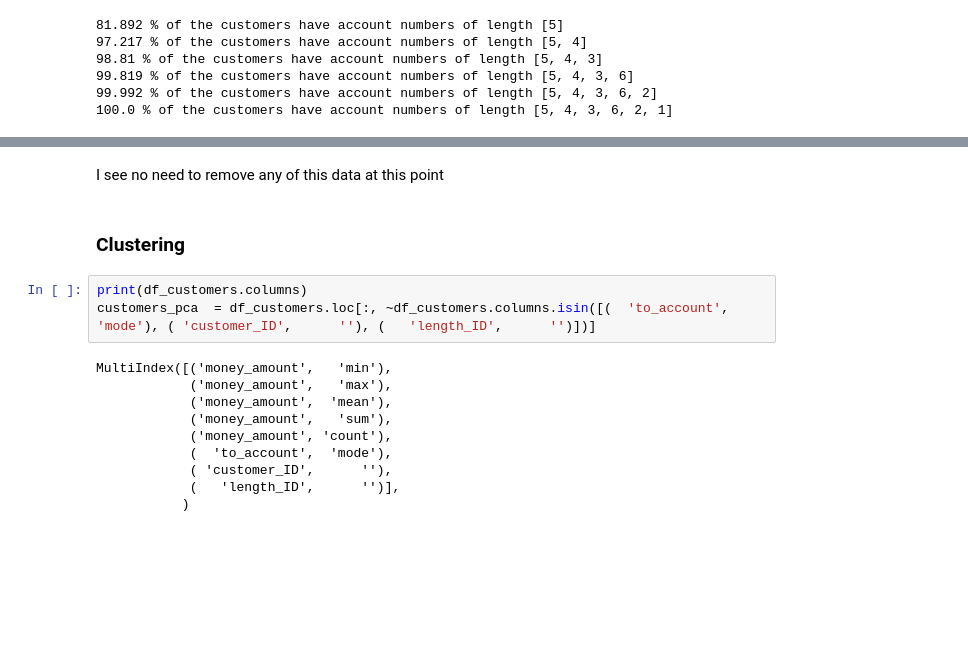
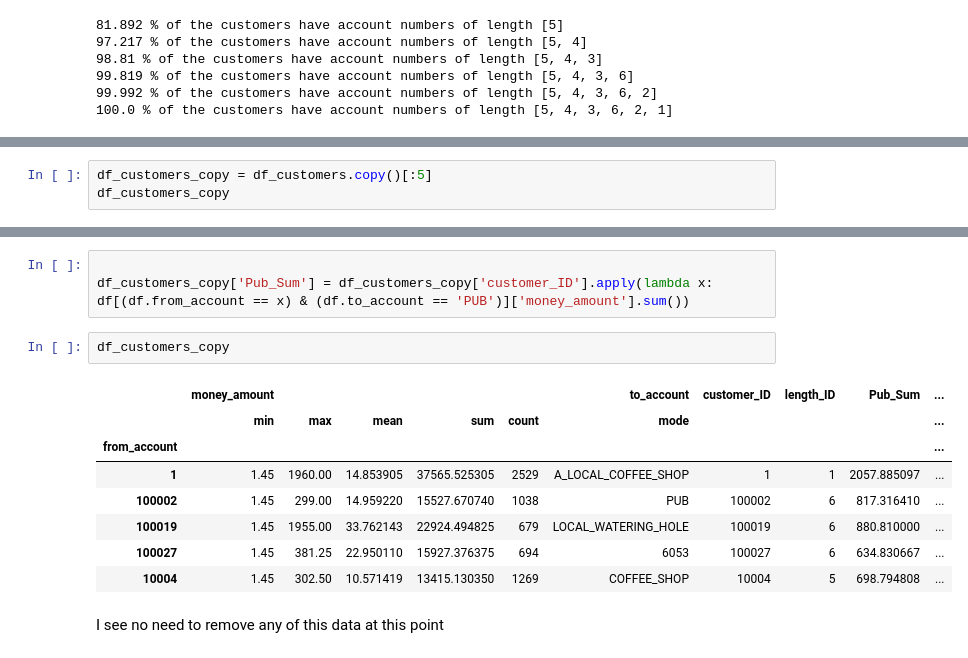
Before and after one commit to qt22010/DSMP-Grp24-, a Jupyter notebook: Sasha/cleaning_forIncomePrediction.ipynb, the cells around one changed output, grey strips where cells are left out. Cells and saved outputs as stored; diff of their text form; blank space fills up the shorter version.

Commit message:
Splitting code up into multiple files

```diff
--- a/Sasha/cleaning_forIncomePrediction.ipynb
+++ b/Sasha/cleaning_forIncomePrediction.ipynb
@@ -350,0 +381,3 @@ for i in df_customers['length_ID'].value_counts():
+# %%
+df_customers_copy = df_customers.copy()[:5]
+df_customers_copy
@@ -351,17 +393,16 @@ for i in df_customers['length_ID'].value_counts():
+# %%
+
+df_customers_copy['Pub_Sum'] = df_customers_copy['customer_ID'].apply(lambda x: df[(df.from_account == x) & (df.to_account == 'PUB')]['money_amount'].sum())
+# %%
+df_customers_copy
+# %% [output]
+|  | money_amount |  |  |  |  | to_account | customer_ID | length_ID | Pub_Sum | ... |
+|  | min | max | mean | sum | count | mode |  |  |  | ... |
+| from_account |  |  |  |  |  |  |  |  |  | ... |
+| 1 | 1.45 | 1960.00 | 14.853905 | 37565.525305 | 2529 | A_LOCAL_COFFEE_SHOP | 1 | 1 | 2057.885097 | ... |
+| 100002 | 1.45 | 299.00 | 14.959220 | 15527.670740 | 1038 | PUB | 100002 | 6 | 817.316410 | ... |
+| 100019 | 1.45 | 1955.00 | 33.762143 | 22924.494825 | 679 | LOCAL_WATERING_HOLE | 100019 | 6 | 880.810000 | ... |
+| 100027 | 1.45 | 381.25 | 22.950110 | 15927.376375 | 694 | 6053 | 100027 | 6 | 634.830667 | ... |
+| 10004 | 1.45 | 302.50 | 10.571419 | 13415.130350 | 1269 | COFFEE_SHOP | 10004 | 5 | 698.794808 | ... |
 # %% [markdown]
 I see no need to remove any of this data at this point
-# %% [markdown]
-### Clustering
-# %%
-print(df_customers.columns)
-customers_pca  = df_customers.loc[:, ~df_customers.columns.isin([(  'to_account',  'mode'), ( 'customer_ID',      ''), (   'length_ID',      '')])]
-# %% [output]
-MultiIndex([('money_amount',   'min'),
-            ('money_amount',   'max'),
-            ('money_amount',  'mean'),
-            ('money_amount',   'sum'),
-            ('money_amount', 'count'),
-            (  'to_account',  'mode'),
-            ( 'customer_ID',      ''),
-            (   'length_ID',      '')],
-           )
```
Also changed, not shown: parts of 46 cells of this notebook, 1 other file.
